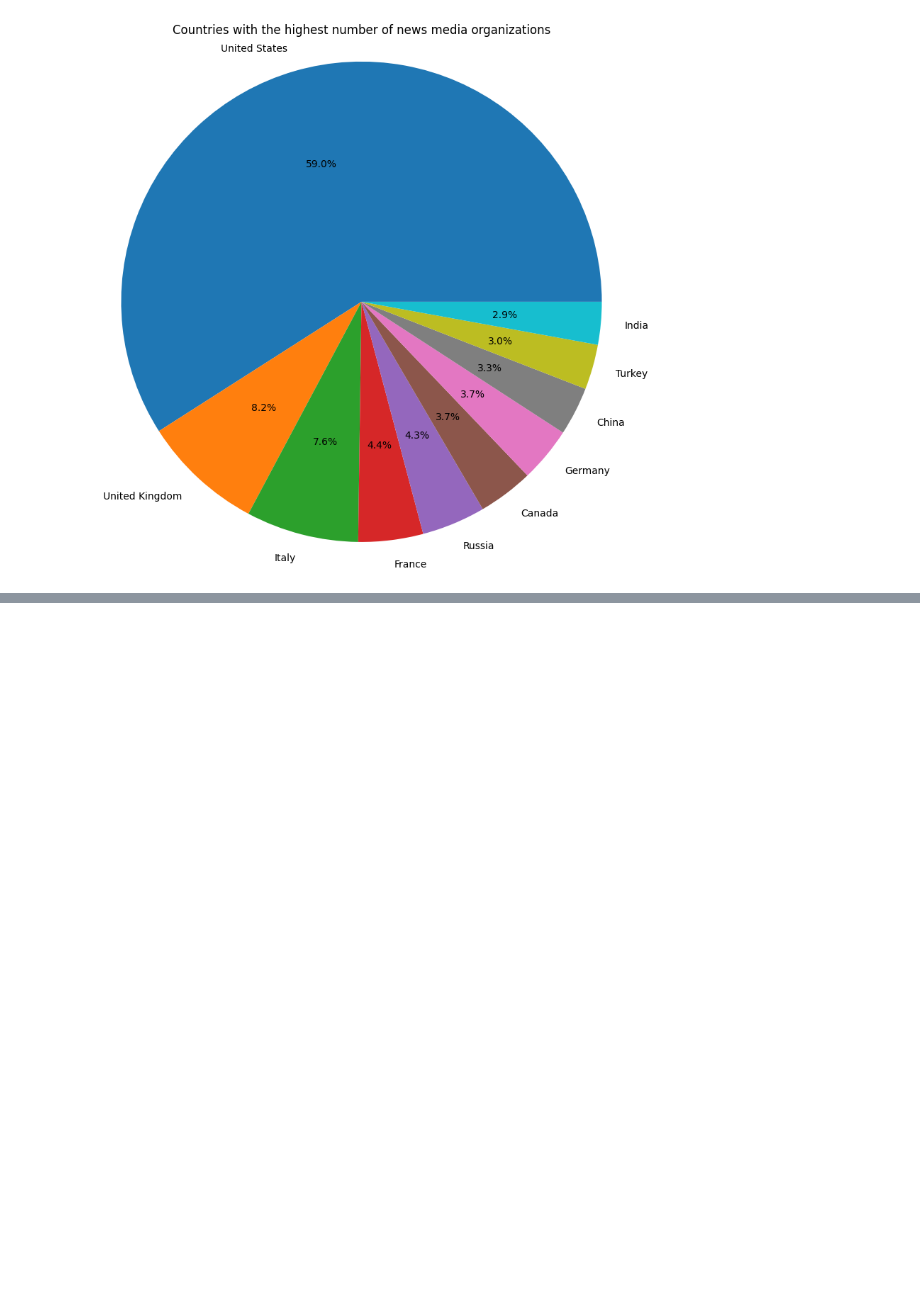
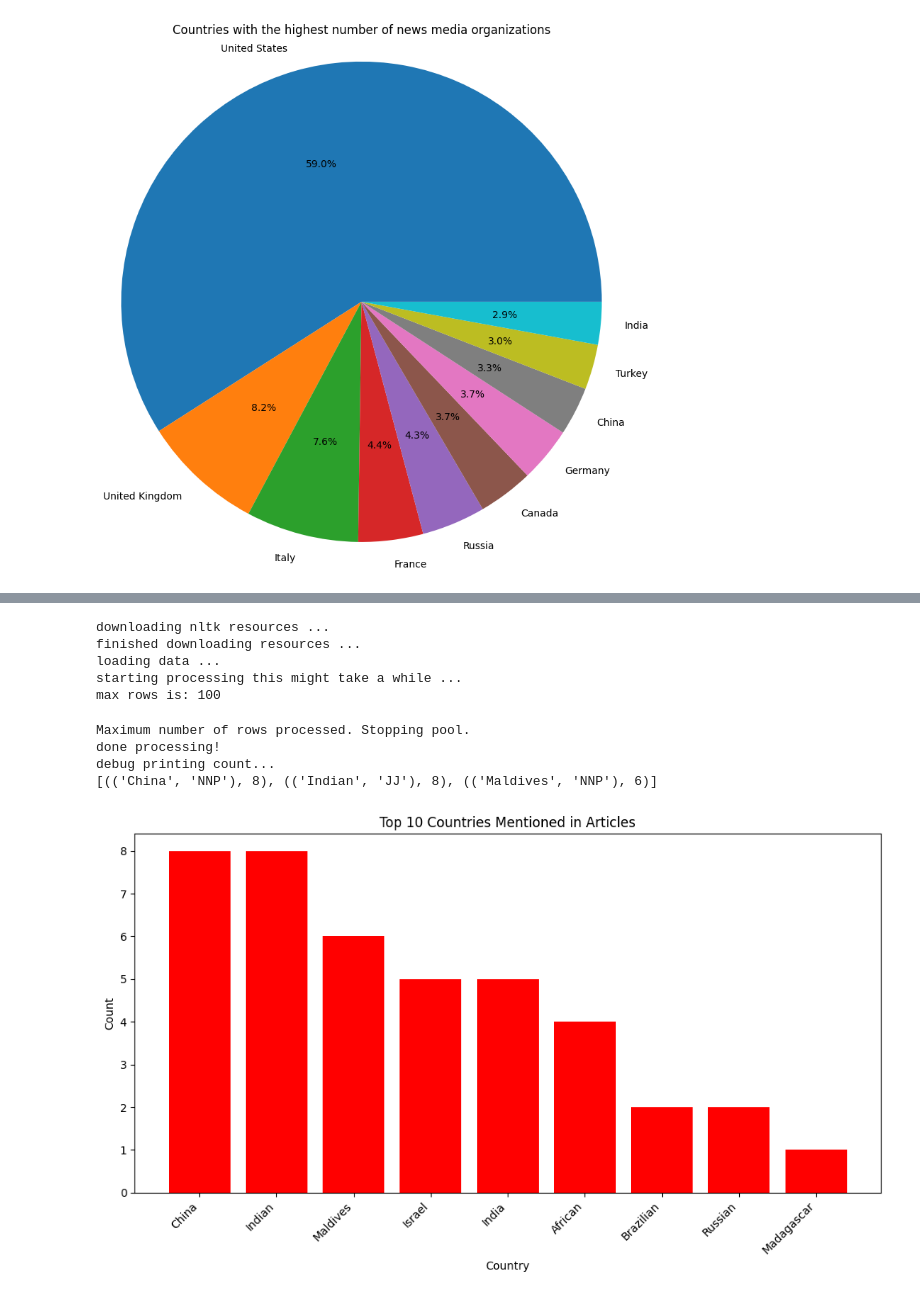
Before and after one commit to DaveGetGit/EDA-Analysis, a Jupyter notebook: notebook/news_analysis.ipynb, the cells around one changed output, grey strips where cells are left out. Drawn from its saved outputs; the diff is of its cells as text; code cells hidden in the pictures; blank space fills up the shorter version.

Commit message:
feat: top 10 Countries Mentioned in Articles

```diff
--- a/notebook/news_analysis.ipynb
+++ b/notebook/news_analysis.ipynb
@@ -140,3 +140,30 @@ Turkey              725
 India               686
 Name: Country, dtype: int64
 [figure]
+# %%
+import sys, os
+if os.path.abspath("..") not in sys.path:
+    sys.path.insert(0, os.path.abspath(".."))
+
+#a visual plot library
+import matplotlib.pyplot as plt
+from src.loader import NewsDataLoader
+from src.utils import find_popular_articles
+
+
+loader = NewsDataLoader()
+popular_countries_data = loader.load_data('../data/rating.csv')
+popular_articles = find_popular_articles(popular_countries_data)
+
+countries = [country for (country, _), count in popular_articles]
+counts = [count for (_, _), count in popular_articles]
+
+plt.figure(figsize=(10, 6))
+plt.bar(countries, counts, color='red')
+plt.title('Top 10 Countries Mentioned in Articles')
+plt.xlabel('Country')
+plt.ylabel('Count')
+plt.xticks(rotation=45, ha='right')
+plt.tight_layout()
+plt.show()
+# %% [output]
@@ -142,0 +183,10 @@ Name: Country, dtype: int64
+downloading nltk resources ...
+finished downloading resources ...
+loading data ...
+starting processing this might take a while ...
+max rows is: 100
+Maximum number of rows processed. Stopping pool.
+done processing!
+debug printing count...
+[(('China', 'NNP'), 8), (('Indian', 'JJ'), 8), (('Maldives', 'NNP'), 6)]
+[figure, added]
```
Also changed, not shown: parts of 1 cell of this notebook, 1 other file.
